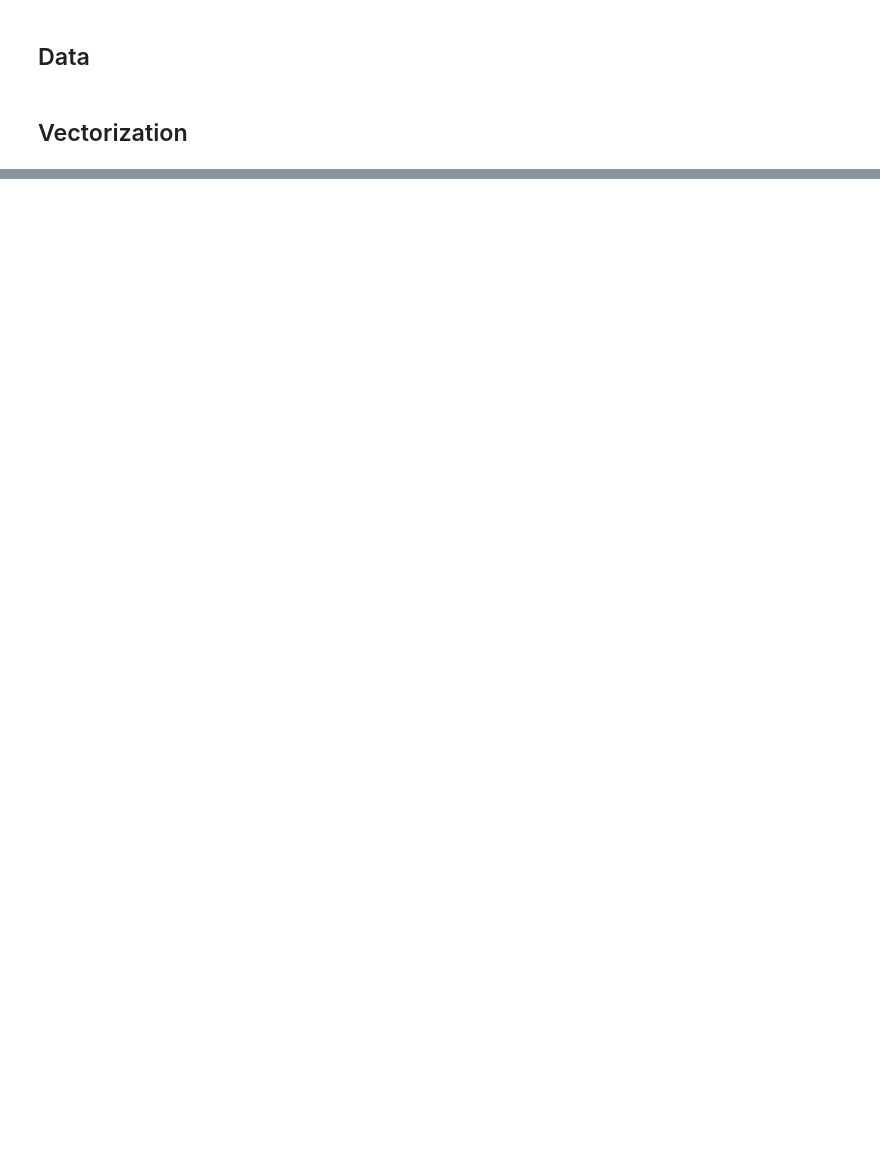
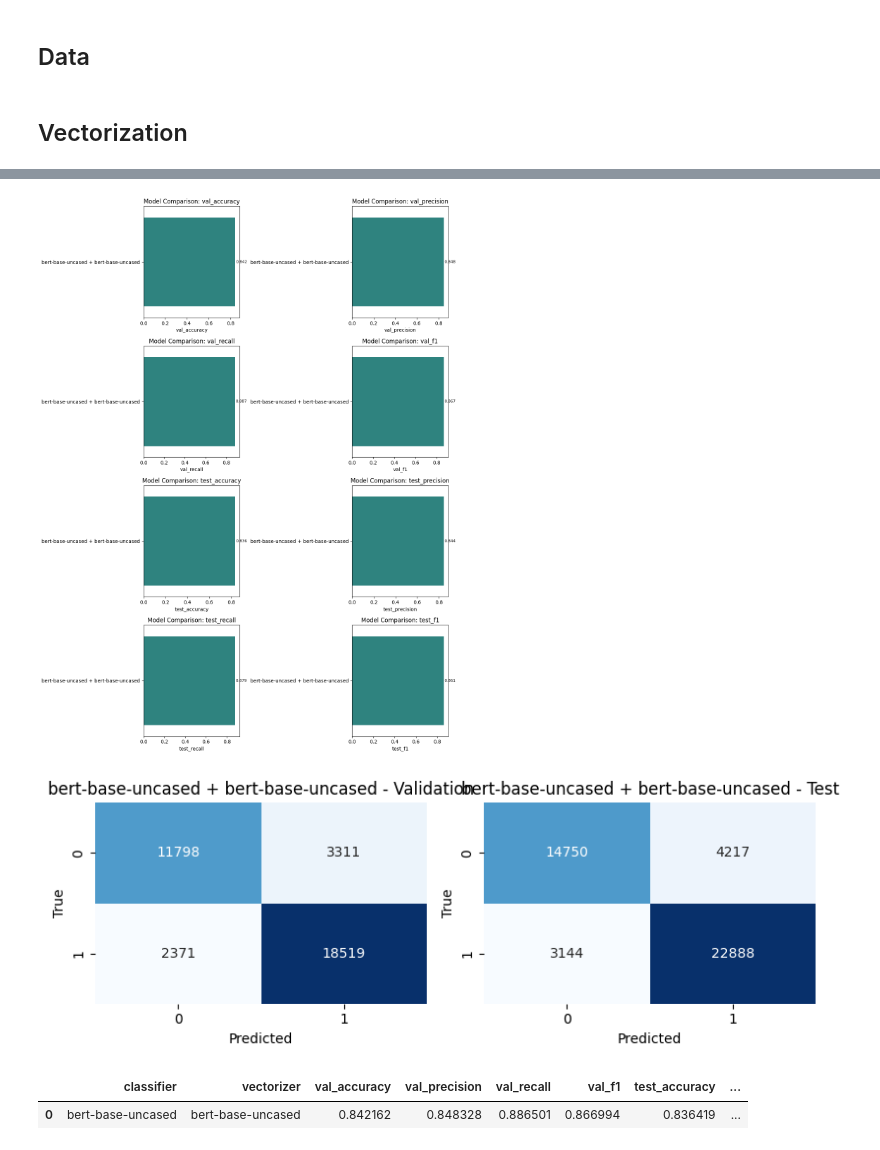
Before and after one commit to SeyaSchmassmann/nlp-project, a Jupyter notebook: models/bert.ipynb, the cells around one changed output, grey strips where cells are left out. Drawn from its saved outputs; the diff is of its cells as text; code cells hidden in the pictures; blank space fills up the shorter version.

Commit message:
execute bert notebook

```diff
--- a/models/bert.ipynb
+++ b/models/bert.ipynb
@@ -138,0 +181,10 @@ except Exception as e:
+# %%
+from models.utils.evaluationUtility import analyze_all_results
+
+
+analyze_all_results(results_dir="executions/bert")
+# %% [output]
+[figure, added]
+[figure, added]
+|  | classifier | vectorizer | val_accuracy | val_precision | val_recall | val_f1 | test_accuracy | ... |
+| 0 | bert-base-uncased | bert-base-uncased | 0.842162 | 0.848328 | 0.886501 | 0.866994 | 0.836419 | ... |
```
Also changed, not shown: parts of 7 cells of this notebook, 3 other files.
